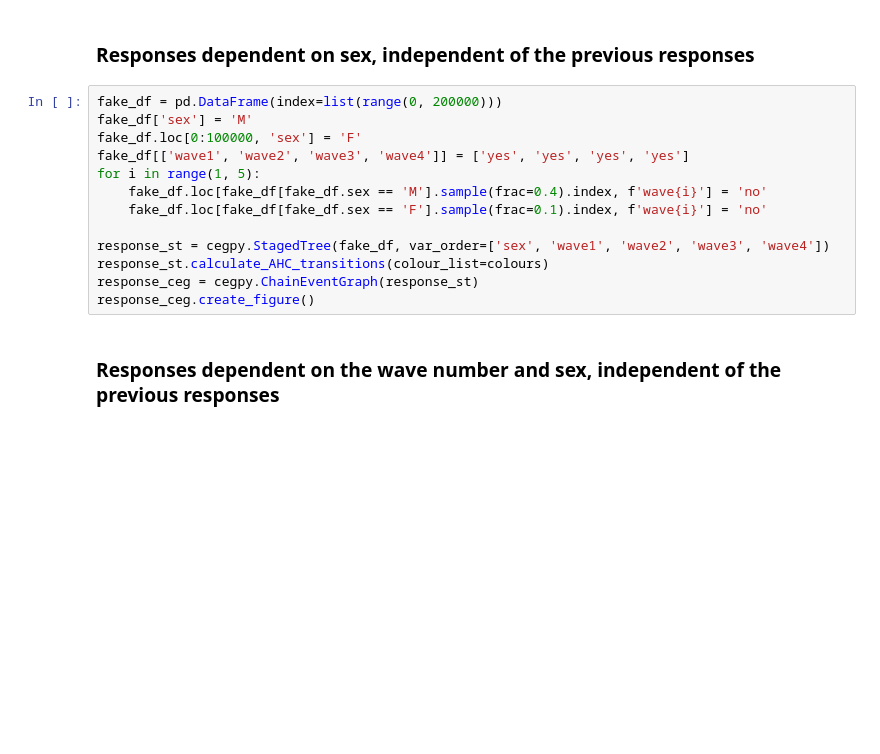
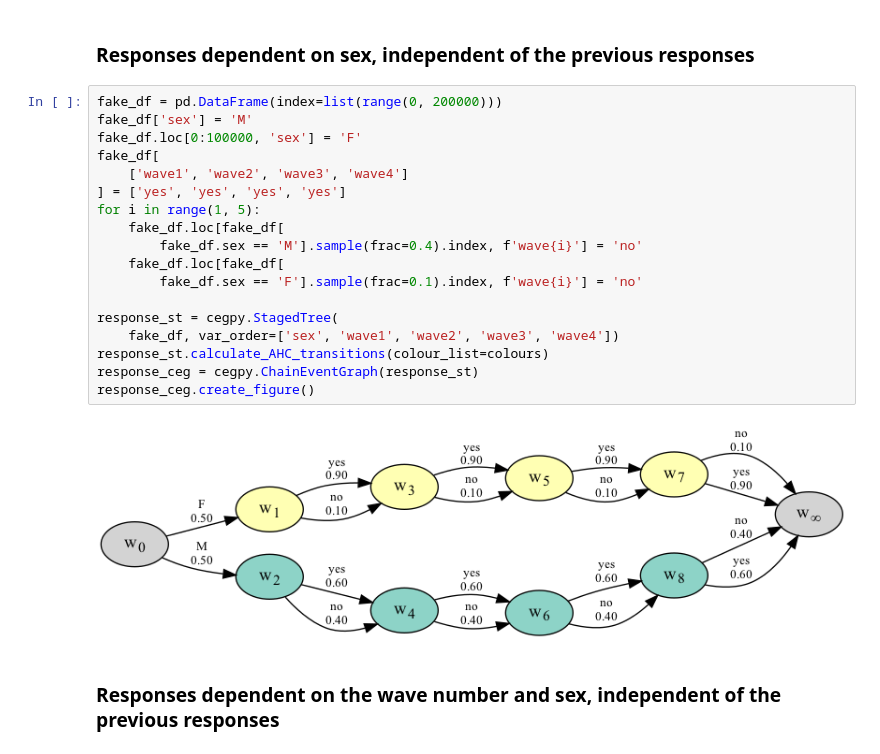
Before and after one commit to Kaasiak/ceg-workshops, a Jupyter notebook: ceg-workshops.ipynb, the cells around one changed output. Saved outputs shown, nothing was run; the diff lists cells and outputs as text; blank space fills up the shorter version.

```diff
--- a/ceg-workshops.ipynb
+++ b/ceg-workshops.ipynb
@@ -391,16 +465,23 @@ In this example we are dealing with a non-stratified CEG, i.e. the AHC when crea
 # %%
 fake_df = pd.DataFrame(index=list(range(0, 200000)))
 fake_df['sex'] = 'M'
 fake_df.loc[0:100000, 'sex'] = 'F'
-fake_df[['wave1', 'wave2', 'wave3', 'wave4']] = ['yes', 'yes', 'yes', 'yes']
+fake_df[
+    ['wave1', 'wave2', 'wave3', 'wave4']
+] = ['yes', 'yes', 'yes', 'yes']
 for i in range(1, 5):
-    fake_df.loc[fake_df[fake_df.sex == 'M'].sample(frac=0.4).index, f'wave{i}'] = 'no'
-    fake_df.loc[fake_df[fake_df.sex == 'F'].sample(frac=0.1).index, f'wave{i}'] = 'no'
+    fake_df.loc[fake_df[
+        fake_df.sex == 'M'].sample(frac=0.4).index, f'wave{i}'] = 'no'
+    fake_df.loc[fake_df[
+        fake_df.sex == 'F'].sample(frac=0.1).index, f'wave{i}'] = 'no'
 
-response_st = cegpy.StagedTree(fake_df, var_order=['sex', 'wave1', 'wave2', 'wave3', 'wave4'])
+response_st = cegpy.StagedTree(
+    fake_df, var_order=['sex', 'wave1', 'wave2', 'wave3', 'wave4'])
 response_st.calculate_AHC_transitions(colour_list=colours)
 response_ceg = cegpy.ChainEventGraph(response_st)
 response_ceg.create_figure()
+# %% [output]
+[figure, added]
 # %% [markdown]
 ### Responses dependent on the wave number and sex, independent of the previous responses
 # %%
```
Also changed, not shown: parts of 61 cells of this notebook.
